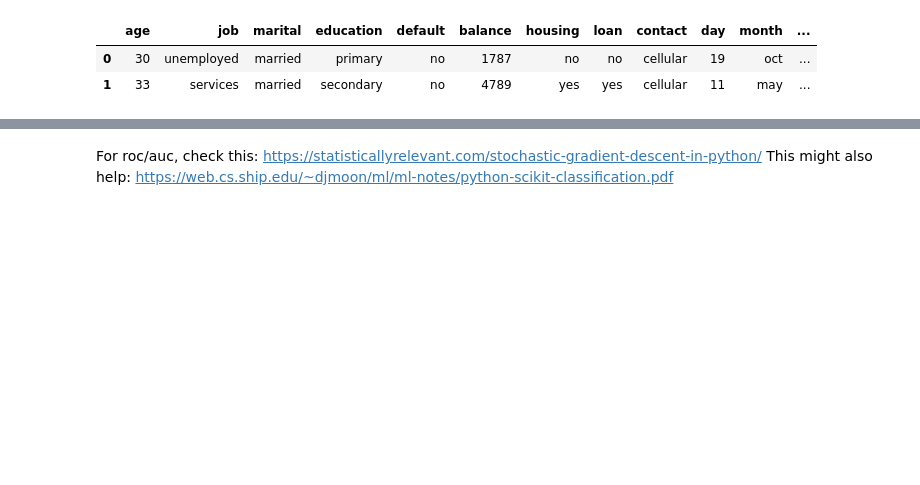
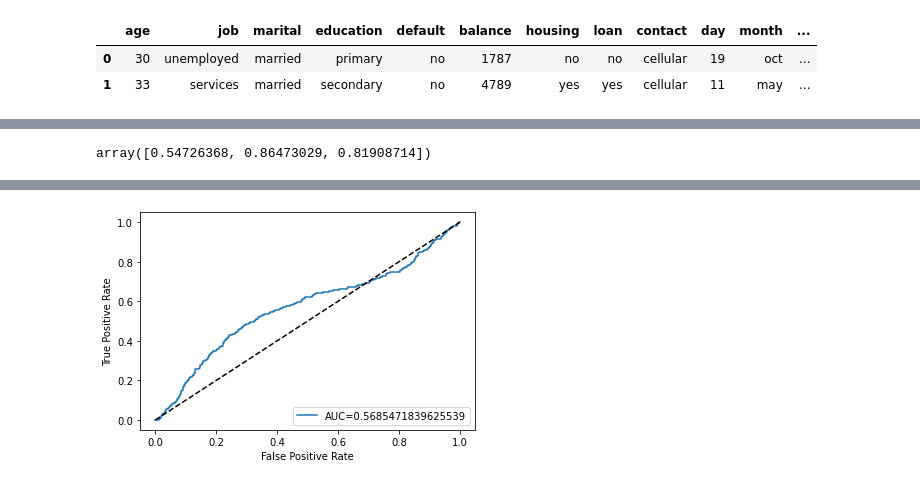
Before and after one commit to nisengweregis/machine_learning, a Jupyter notebook: supervised_learning/stochastic_gradient_descent.ipynb, the cells around one changed output, grey strips where cells are left out. Saved outputs shown, nothing was run; the diff lists cells and outputs as text; code cells hidden in the pictures; blank space fills up the shorter version.

Commit message:
Updating the SGD code and the roc/auc curve

```diff
--- a/supervised_learning/stochastic_gradient_descent.ipynb
+++ b/supervised_learning/stochastic_gradient_descent.ipynb
@@ -75,18 +75,25 @@ Recall: 0.19387755102040816
+# %%
+# Cross validation accuracy scores
+from sklearn.model_selection import cross_val_score
+#from sklearn.model_selection import cross_val_predict
+cross_val_score(model, X_train, y_train, cv = 3, scoring = "accuracy")
+# %% [output]
+array([0.54726368, 0.86473029, 0.81908714])
 # %%
-# from sklearn.metrics import roc_curve, auc, roc_auc_score
-# from sklearn.model_selection import cross_val_predict
+from sklearn.metrics import roc_curve, auc, roc_auc_score
+from sklearn.model_selection import cross_val_predict
 
-#pred = model.predict_proba(test[['age','balance','duration']])[:, 1] #Remember to add [:, 1], otherwise, it will spit an error
-#pred = model.predict(test[['age','balance','duration']])
+# Be sure to use the cross_val_predict() function to get the scores of all instances in the training set. Using predict or predict_proba will not yield a roc/auc curve later
+# Return decision scores -- not predictions
+pred = cross_val_predict(model, X_train, y_train, cv = 3, method = "decision_function")
+fpr, tpr, thresholds = roc_curve(y_train, pred)
+auc = roc_auc_score(y_train, pred)
 
-# pred = cross_val_predict(model, X_train, y_train, cv = 3, method = "decision_function")
-
-# fpr, tpr, thresholds = roc_curve(y_true=list(test['y']), y_score=list(pred))
-# auc = roc_auc_score(y_true=list(test['y']), y_score=list(pred))
-
-# #create ROC curve
-# plt.plot(fpr,tpr,label="AUC="+str(auc))
-# plt.ylabel('True Positive Rate')
-# plt.xlabel('False Positive Rate')
-# plt.legend(loc=4)
-# plt.show()
+#create ROC curve
+plt.plot(fpr,tpr,label="AUC="+str(auc))
+plt.plot([0,1], [0,1], "k--") # 45 degree line
+plt.ylabel('True Positive Rate')
+plt.xlabel('False Positive Rate')
+plt.legend(loc=4)
+plt.show()
+# %% [output]
@@ -93,3 +106 @@ Recall: 0.19387755102040816
+[figure, added]
-# %% [markdown]
-For roc/auc, check this: https://statisticallyrelevant.com/stochastic-gradient-descent-in-python/
-This might also help: https://web.cs.ship.edu/~djmoon/ml/ml-notes/python-scikit-classification.pdf
```
Also changed, not shown: parts of 3 cells of this notebook.
